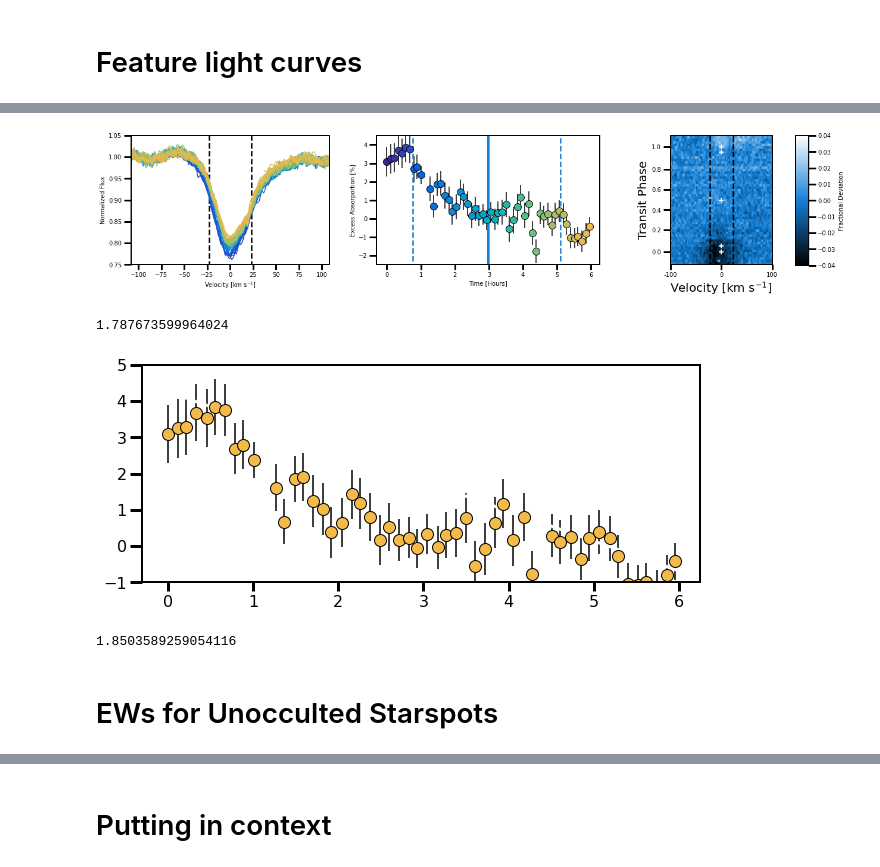
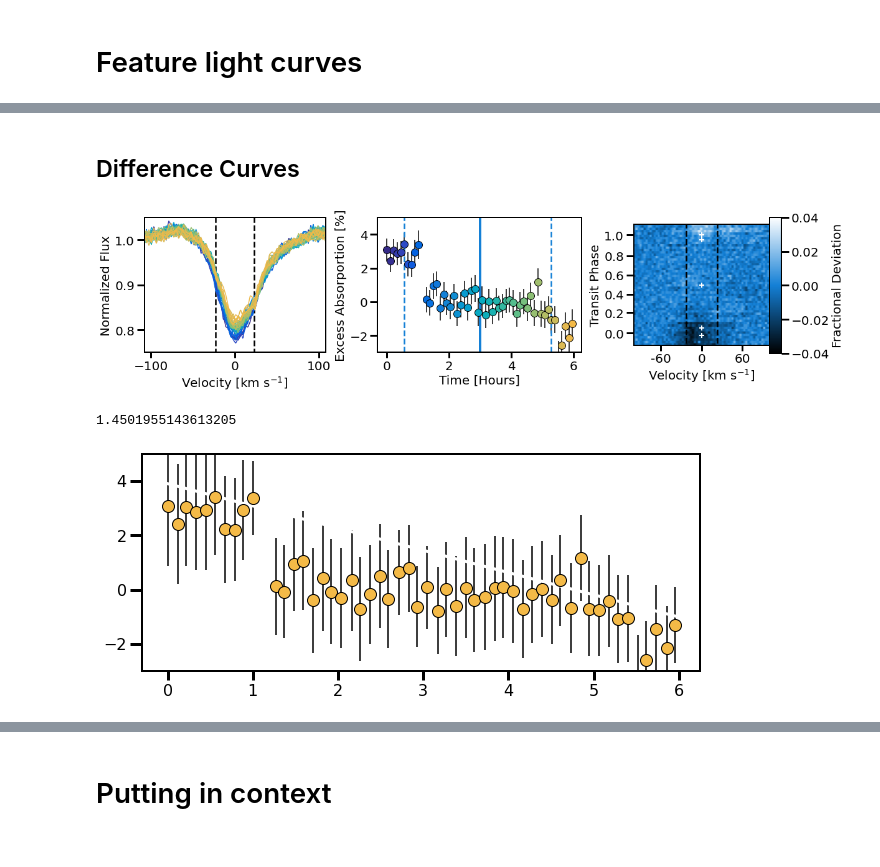
Before and after one commit to afeinstein20/doppler_tomography, a Jupyter notebook: notebooks/careful_line_extraction.ipynb, the cells around one changed output, grey strips where cells are left out. Saved outputs shown, nothing was run; the diff lists cells and outputs as text; code cells hidden in the pictures.

```diff
--- a/notebooks/careful_line_extraction.ipynb
+++ b/notebooks/careful_line_extraction.ipynb
@@ -1102,0 +1422,9 @@ plt.subplots_adjust(hspace=0.3)
+# %%
+grid = np.zeros((len(sets), len(sets)))
+for i in range(len(sets)):
+    inds = np.arange(0,len(sets),1,dtype=int)
+    inds = np.delete(inds, i)
+    spr = []
+    for n in inds:
+        grid[i][n] = spearmanr(lin_removed[i], lin_removed[n]).correlation
+    grid[i][i] = np.nan
@@ -1103,3 +1453,16 @@ plt.subplots_adjust(hspace=0.3)
+# %% [markdown]
+## Difference Curves
+# %%
+keys = ['caI', 'caII', 'caIII']
+contkeys = ['caI_cont', 'caII_cont', 'caIII_cont']
+sum_core = np.zeros((3,53))
+sum_cont = np.zeros((3,53))
+
+for i in range(len(keys)):
+    f, _ = weighted_means([keys[i]])
+    fc, _= weighted_means([contkeys[i]])
+    sum_cont[i] = fc
+    sum_core[i] = f
 # %%
 hrtime = ((TIME.value*units.day-TIME.value[0]*units.day)).to(units.hour)
 # %%
@@ -1108,20 +1471,20 @@ np.save('calcium.npy', [hrtime.value, flux2, err, yphase])
 nw, ns = mask_lines(ind_waves['halpha'], ind_lines['halpha'], std=3, offset=0.05)#,
                     #template_inds=np.where(np.isnan(yphase)==True)[0])
 
-fig, (ax1, ax2, ax3) = plt.subplots(ncols=3, figsize=(20,4),
+fig, (ax1, ax2, ax3) = plt.subplots(ncols=3, figsize=(18,4),
                                     gridspec_kw={'width_ratios':[2,2.25,1.5]})
 
 time_hours = (TIME.value*units.day-np.nanmin(TIME.value)*units.day).to(units.hour)
 
-vel, midpoint = to_velocity(nw[0], line=655.65)
+vel, midpoint = to_velocity(nw[0], line=centers[0])
 vel = vel.value
 
-err = 1/np.nansum(interp_std['halpha']**2, axis=1)
+err = np.nansum(interp_std['halpha']**2, axis=1)
 
 for i in range(len(ns)):
     ax1.plot(vel, ns[i]/np.nanmedian(ns[i]),  c=parula_colors[i*4])
     ax2.errorbar(time_hours.value[i], widths['halpha'][i],
-                 yerr=err[i],
+                 yerr=np.sqrt(err[i]),
                  marker='o', ms=12, ecolor='k',
                  c=parula_colors[i*4],
                  markeredgecolor='k')
@@ -1136,15 +1499,15 @@ ax1.vlines(-23, -100, 1000,
 interp = interp1d(yphase, time_hours.value)
 
 
-ax2.vlines(interp(ingress_phase), -100,100,
+ax2.vlines(interp(0), -100,100,
            color=parula_colors[60], linestyle='--', lw=2.5)
-ax2.vlines(interp(egress_phase), -100,100,
+ax2.vlines(interp(1), -100,100,
            color=parula_colors[60], linestyle='--', lw=2.5)
 ax2.vlines(interp(0.5), -100,100,
            color=parula_colors[60], linestyle='-', lw=4)
 
 
-ax2.set_ylim(-2.5,4.5)
+ax2.set_ylim(-3,5)
 
 ax1.set_xlabel('Velocity [km s$^{-1}$]')
 ax1.set_ylim(0.75,1.05)
@@ -1156,7 +1519,7 @@ ax2.set_ylabel('Excess Absorportion [%]')
 ax2.set_xlabel('Time [Hours]')
 
 repeat=6
-bins, temp = expanding_bins(ind_lines['halpha'], repeat=repeat)
+bins = expanding_bins(ind_lines['halpha'], repeat=repeat)
 im = ax3.imshow(bins, cmap=cm, vmin=-0.04, vmax=0.04)
 
 repeat_yphase = np.zeros(len(yphase)*repeat)
@@ -1172,36 +1535,40 @@ ax3.set_yticks(interp(yticks))
 ax3.set_yticklabels(yticks)
 
 interp_vel = interp1d(vel, np.arange(0,len(vel),1))
 
-xticks = [interp_vel(-100), interp_vel(0), interp_vel(100)]
+xticks = [interp_vel(-60), interp_vel(0), interp_vel(60)]
 ax3.set_xticks(xticks)
-ax3.set_xticklabels([-100,0,100])
+ax3.set_xticklabels([-60,0,60])
 
 for p in [0, ingress_phase, 0.5, egress_phase, 1]:
-    ax3.plot(interp_vel(0), interp(p), 'w+', ms=8, linewidth=2,
-             markeredgecolor='w', markeredgewidth=2)
+    if p == 0:
+        ax3.plot(interp_vel(0), interp(p)-repeat, 'w+', ms=8, linewidth=2,
+                 markeredgecolor='w', markeredgewidth=2)
+    else:
+        ax3.plot(interp_vel(0), interp(p), 'w+', ms=8, linewidth=2,
+                 markeredgecolor='w', markeredgewidth=2)
 
 
 ax3.vlines(np.where(vel>=23)[0][0], -100, 1000,
            color='k', linestyle='--', lw=2.5)
 ax3.vlines(np.where(vel>=-23)[0][0], -100, 1000,
            color='k', linestyle='--', lw=2.5)
 #ax3.hlines(interp(0.5), -100, 1000, color='w',
 #           linestyle='--', lw=2.5)
 
 
 ax3.set_ylim(0,len(bins)-10)
 ax3.set_xlim(interp_vel(-100), interp_vel(100))
 ax3.set_ylabel('Transit Phase', fontsize=20)
 ax3.set_xlabel('Velocity [km s$^{-1}$]', fontsize=20)
 
 cax = fig.add_axes([0.9, 0.12, 0.015, 0.76])
 cbar = fig.colorbar(im, cax=cax)
 cbar.set_label('Fractional Deviation')
 
-plt.subplots_adjust(wspace=0.25)
+plt.subplots_adjust(wspace=0.3)
 #plt.savefig(os.path.join(plot_dir, 'halpha.pdf'),
 #            dpi=250, rasterize=True,
 #            bbox_inches='tight')
 # %% [output]
-[figure, old version]
+[figure, new version]
@@ -1222,12 +1587,8 @@ plt.errorbar(time_hours.value, widths['halpha'],
                  markeredgecolor='k')
 plt.plot(time_hours.value, model(time_hours.value), 'w', lw=3)
 
-plt.ylim(-1,5)
+plt.ylim(-3,5)
 model(3)
 # %% [output]
-1.787673599964024
+1.4501955143613205
-[figure, old version]
+[figure, new version]
-# %%
-model(3) - widths['halpha'][time_hours.value>=2.928][0]
-# %% [output]
-1.8503589259054116
@@ -1237,2 +1594,0 @@ np.save('/Users/arcticfox/Downloads/spectrum277/real_halpha.npy',
-# %% [markdown]
-# EWs for Unocculted Starspots
```
Also changed, not shown: parts of 103 cells of this notebook.
